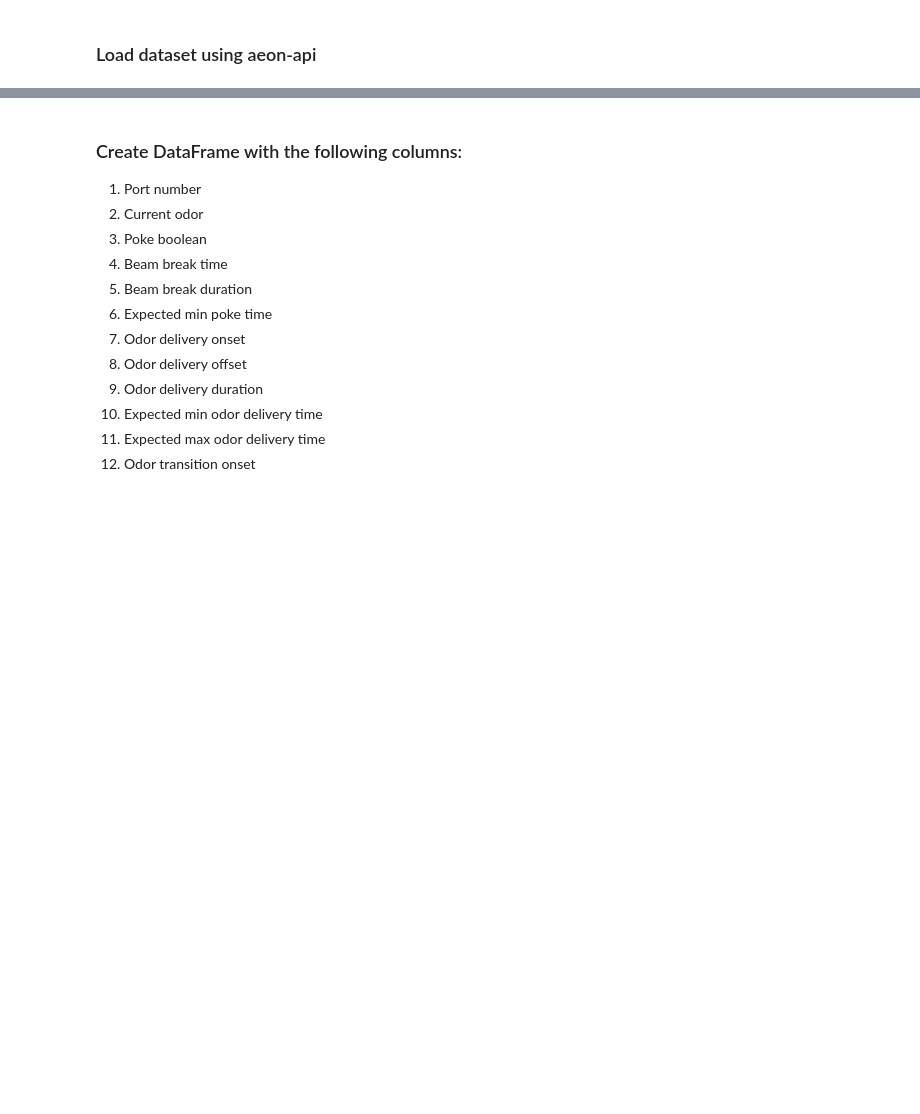
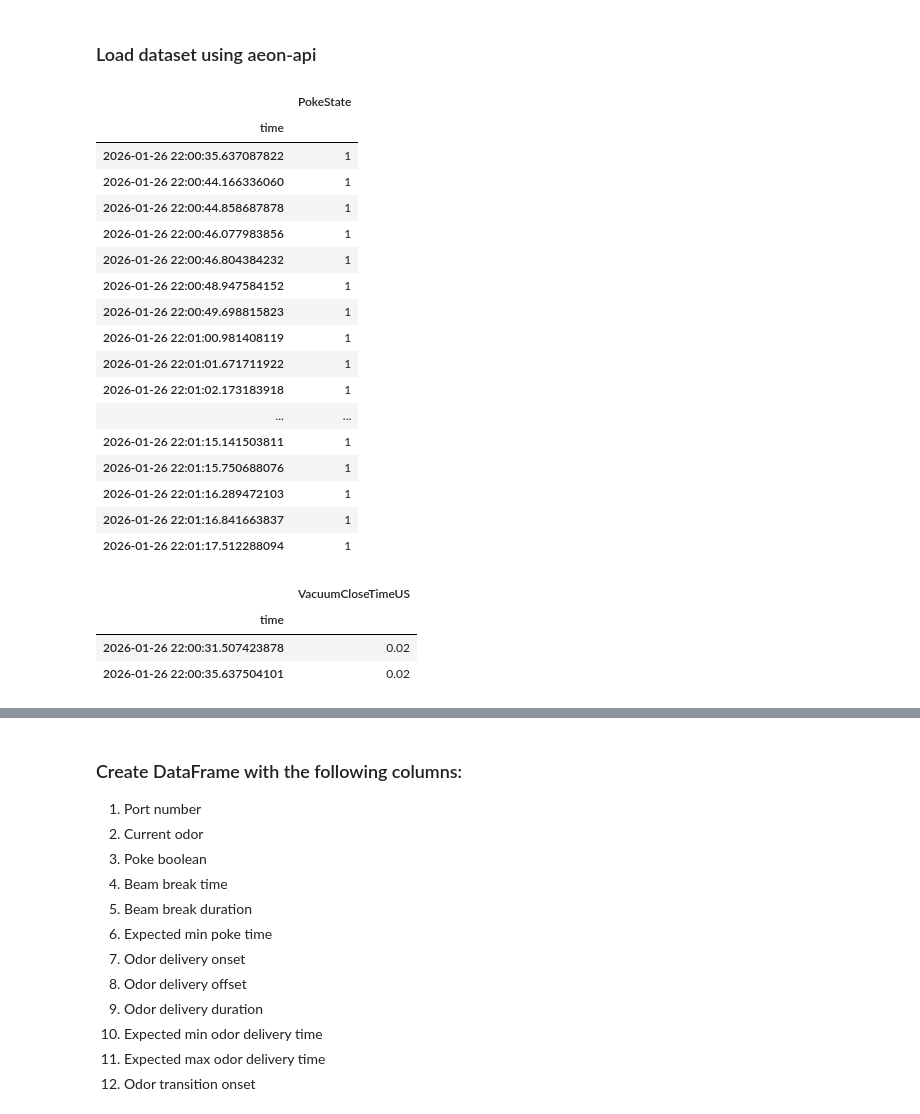
Before and after one commit to goatsofnaxos/Delphi, a Jupyter notebook: analysis/delphi_qc.ipynb, the cells around one changed output, grey strips where cells are left out. Saved outputs shown, nothing was run; the diff lists cells and outputs as text; code cells hidden in the pictures; blank space fills up the shorter version.

```diff
--- a/analysis/delphi_qc.ipynb
+++ b/analysis/delphi_qc.ipynb
@@ -105,6 +106,34 @@ def check_state_timings(
         if j.empty:
             print(f"{j.columns[0]} is empty, assigning default value.")
             j[j.columns[0]] = [default_values[i]]
+# %%
+poke_times
+# %% [output]
+|  | PokeState |
+| time |  |
+| 2026-01-26 22:00:35.637087822 | 1 |
+| 2026-01-26 22:00:44.166336060 | 1 |
+| 2026-01-26 22:00:44.858687878 | 1 |
+| 2026-01-26 22:00:46.077983856 | 1 |
+| 2026-01-26 22:00:46.804384232 | 1 |
+| 2026-01-26 22:00:48.947584152 | 1 |
+| 2026-01-26 22:00:49.698815823 | 1 |
+| 2026-01-26 22:01:00.981408119 | 1 |
+| 2026-01-26 22:01:01.671711922 | 1 |
+| 2026-01-26 22:01:02.173183918 | 1 |
+| ... | ... |
+| 2026-01-26 22:01:15.141503811 | 1 |
+| 2026-01-26 22:01:15.750688076 | 1 |
+| 2026-01-26 22:01:16.289472103 | 1 |
+| 2026-01-26 22:01:16.841663837 | 1 |
+| 2026-01-26 22:01:17.512288094 | 1 |
+# %%
+vac_close_time
+# %% [output]
+|  | VacuumCloseTimeUS |
+| time |  |
+| 2026-01-26 22:00:31.507423878 | 0.02 |
+| 2026-01-26 22:00:35.637504101 | 0.02 |
 # %%
 # Check state timings and assign default values if empty
 state_timings = [
```
Also changed, not shown: parts of 9 cells of this notebook.
